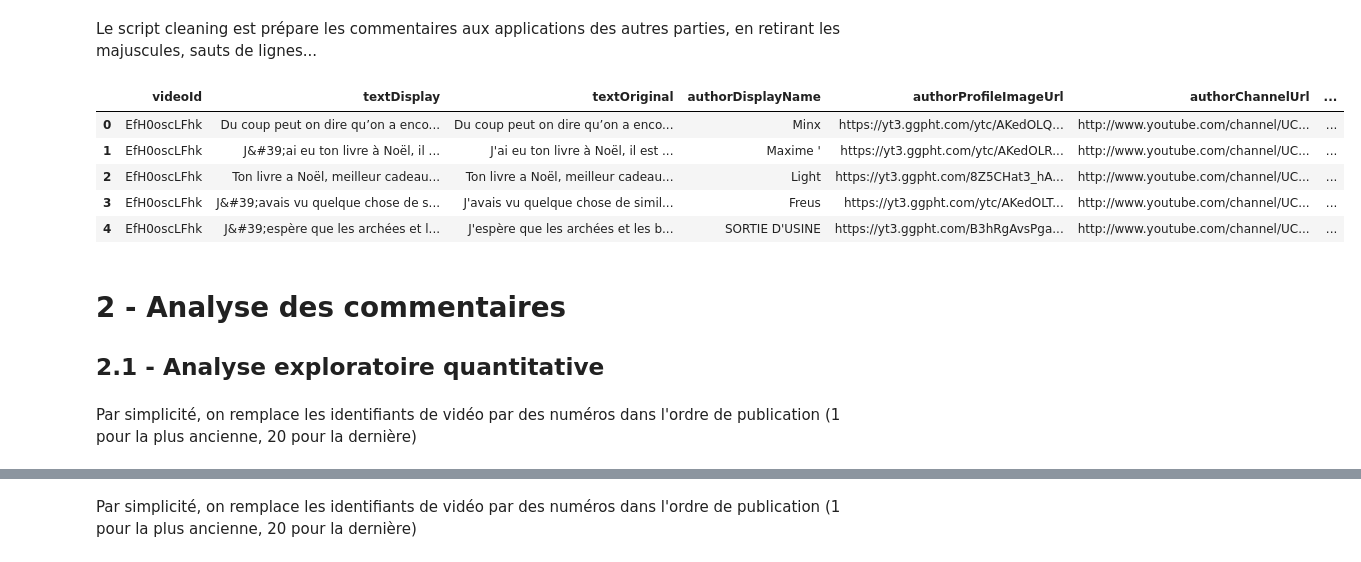
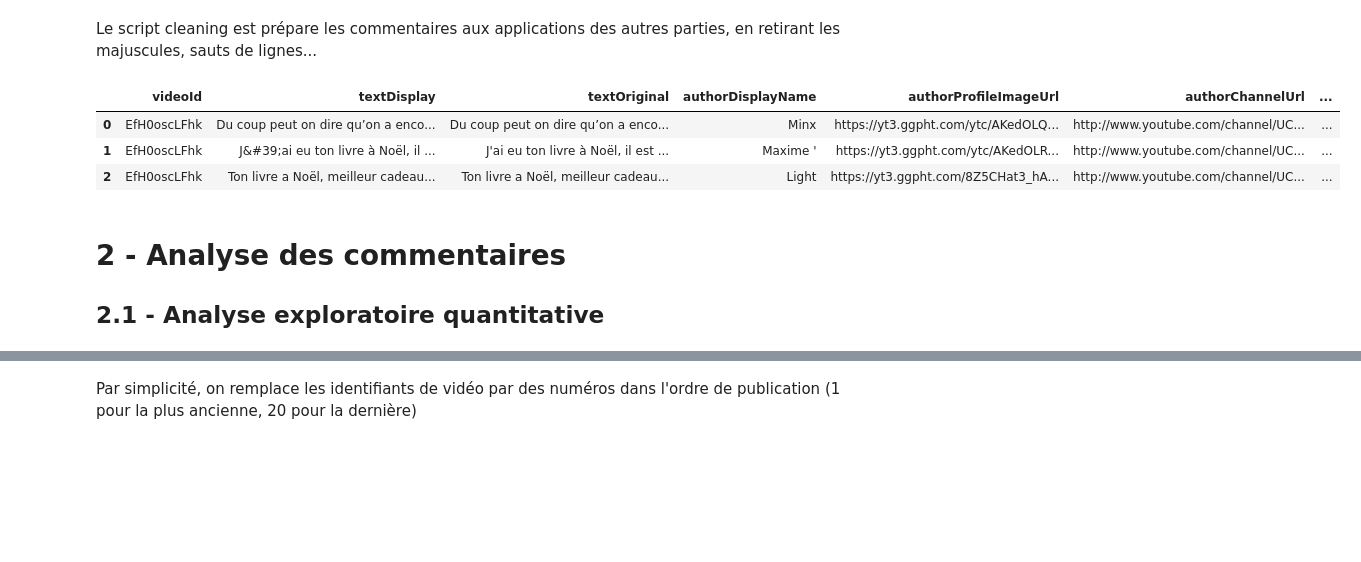
Before and after one commit to AntoineLlg/projet-python-2a, a Jupyter notebook: rapport_commentaires_youtube.ipynb, the cells around one changed output, grey strips where cells are left out. Saved outputs shown, nothing was run; the diff lists cells and outputs as text; code cells hidden in the pictures; blank space fills up the shorter version.

```diff
--- a/rapport_commentaires_youtube.ipynb
+++ b/rapport_commentaires_youtube.ipynb
@@ -51,16 +49,12 @@ Le script cleaning est prépare les commentaires aux applications des autres par
 !python cleaning.py
 # %%
 data = pd.read_csv("comments.csv")
-data.head()
+data.head(3)
 # %% [output]
 |  | videoId | textDisplay | textOriginal | authorDisplayName | authorProfileImageUrl | authorChannelUrl | ... |
 | 0 | EfH0oscLFhk | Du coup peut on dire qu’on a enco... | Du coup peut on dire qu’on a enco... | Minx | https://yt3.ggpht.com/ytc/AKedOLQ... | http://www.youtube.com/channel/UC... | ... |
 | 1 | EfH0oscLFhk | J&#39;ai eu ton livre à Noël, il ... | J'ai eu ton livre à Noël, il est ... | Maxime ' | https://yt3.ggpht.com/ytc/AKedOLR... | http://www.youtube.com/channel/UC... | ... |
 | 2 | EfH0oscLFhk | Ton livre a Noël, meilleur cadeau... | Ton livre a Noël, meilleur cadeau... | Light | https://yt3.ggpht.com/8Z5CHat3_hA... | http://www.youtube.com/channel/UC... | ... |
-| 3 | EfH0oscLFhk | J&#39;avais vu quelque chose de s... | J'avais vu quelque chose de simil... | Freus | https://yt3.ggpht.com/ytc/AKedOLT... | http://www.youtube.com/channel/UC... | ... |
-| 4 | EfH0oscLFhk | J&#39;espère que les archées et l... | J'espère que les archées et les b... | SORTIE D'USINE | https://yt3.ggpht.com/B3hRgAvsPga... | http://www.youtube.com/channel/UC... | ... |
 # %% [markdown]
 # 2 - Analyse des commentaires
 ## 2.1 - Analyse exploratoire quantitative
-# %% [markdown]
-Par simplicité, on remplace les identifiants de vidéo par des numéros dans l'ordre de publication (1 pour la plus ancienne, 20 pour la dernière)
```
Also changed, not shown: parts of 6 cells of this notebook, 1 other file.
